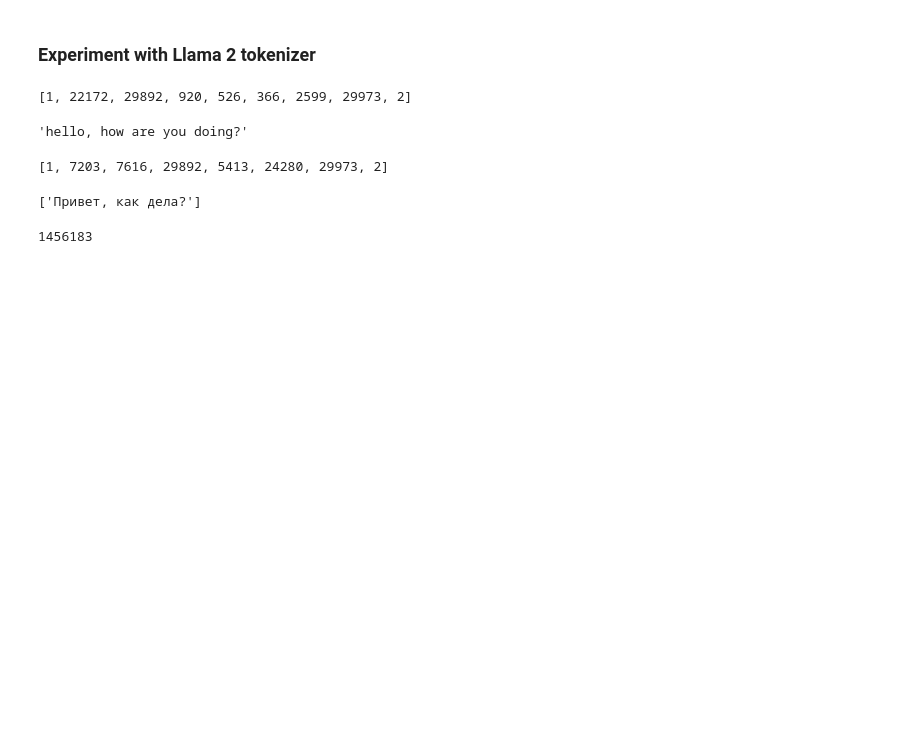
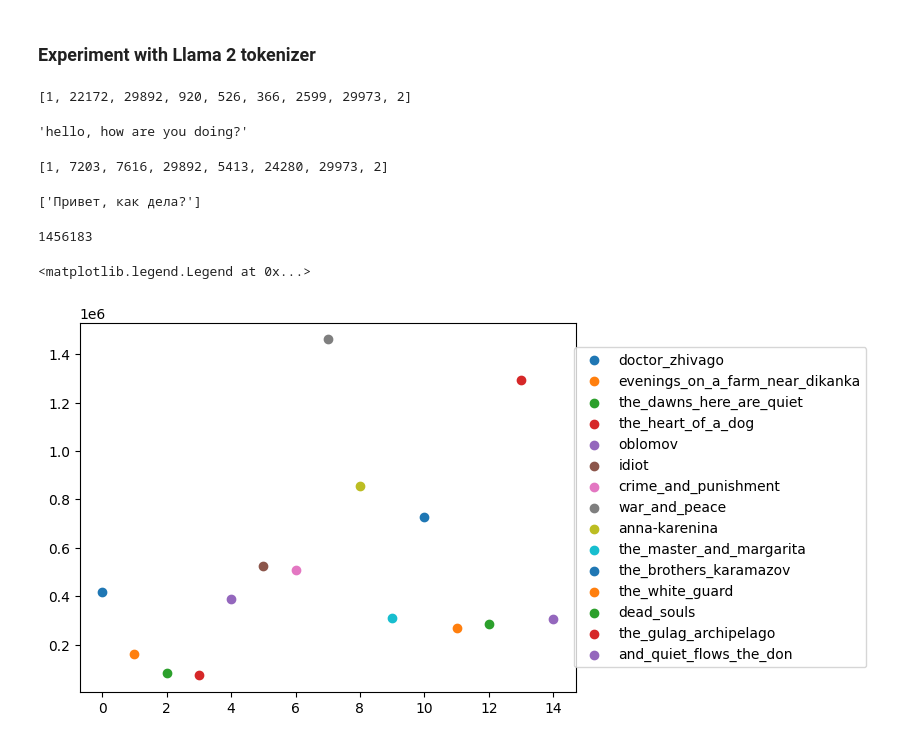
Before and after one commit to DenisovNikita/long_context_LLMs, a Jupyter notebook: notebooks/calculate_tokens_with_different_tokenizers.ipynb, the cells around one changed output. Saved outputs shown, nothing was run; the diff lists cells and outputs as text; code cells hidden in the pictures; blank space fills up the shorter version.

Commit message:
Add tokenizer calculations for 15 books & make some plots

```diff
--- a/notebooks/calculate_tokens_with_different_tokenizers.ipynb
+++ b/notebooks/calculate_tokens_with_different_tokenizers.ipynb
@@ -33,3 +33,10 @@ with open("../artifacts/book_full_texts/war_and_peace.txt", "r") as f:
 print(num_tokens)
 # %% [output]
 1456183
+# %%
+dir_path = Path("../artifacts/book_full_texts/")
+book_to_tokens = dict()
+for file in dir_path.glob("*.txt"):
+    with open(file, "r") as f:
+        num_tokens = len(tokenizer.encode(f.read(), False, False))
+    book_to_tokens[file.stem] = num_tokens
@@ -35,0 +46,9 @@ print(num_tokens)
+# %%
+import matplotlib.pyplot as plt
+
+for i, (book, num_tokens) in enumerate(book_to_tokens.items()):
+    plt.scatter(i, num_tokens, label=book)
+plt.legend(loc='right', bbox_to_anchor=(1.6, 0.5))
+# %% [output]
+<matplotlib.legend.Legend at 0x...>
+[figure, added]
```
Also changed, not shown: parts of 3 cells of this notebook, 17 other files.
